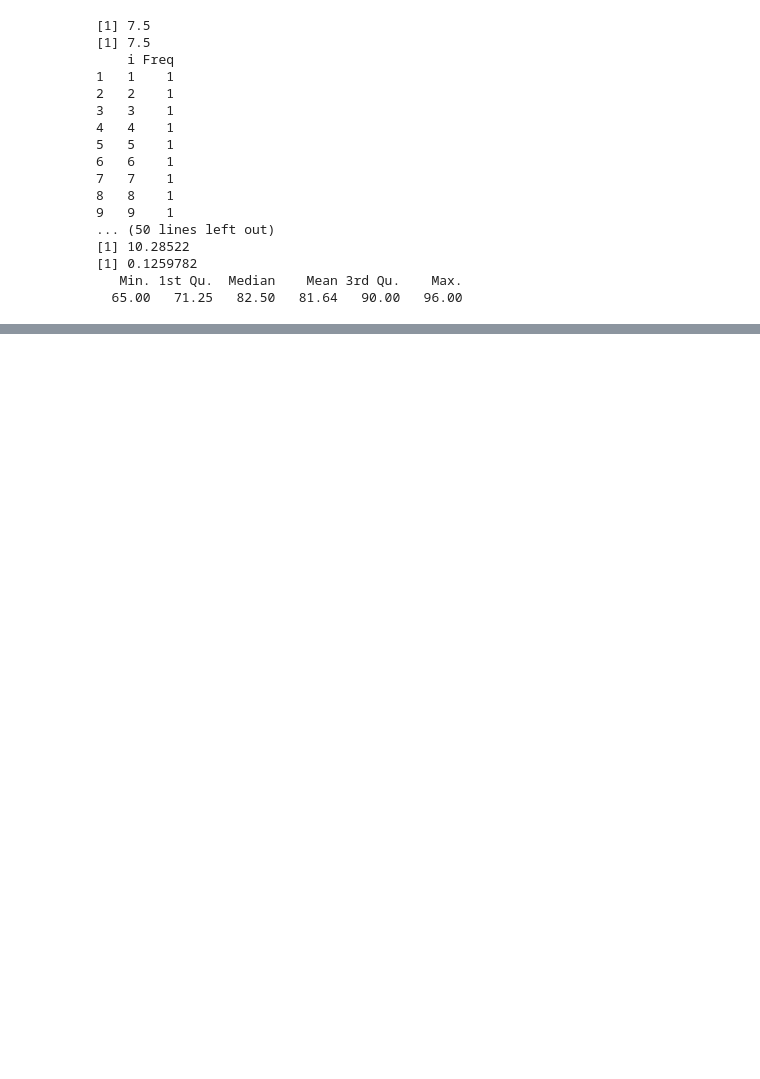
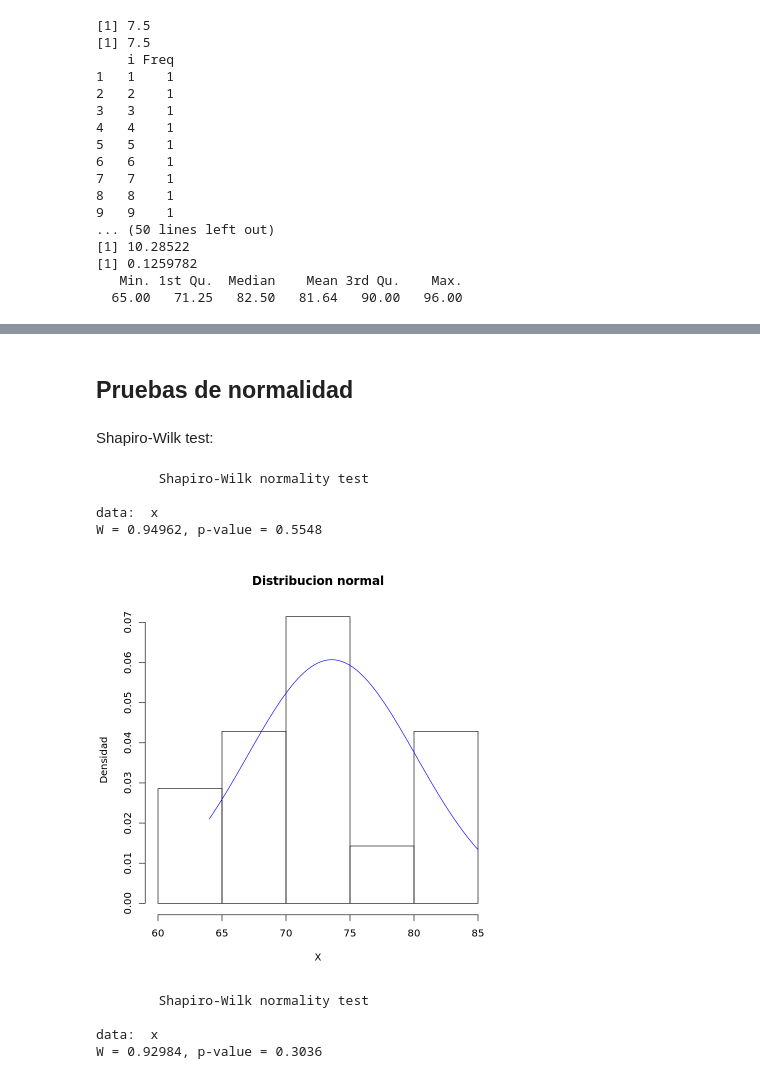
Before and after one commit to husseinlopez/daecc2022, a Jupyter notebook: daecc-class3.ipynb, the cells around one changed output, grey strips where cells are left out. Drawn from its saved outputs; the diff is of its cells as text; code cells hidden in the pictures; blank space fills up the shorter version.

```diff
--- a/daecc-class3.ipynb
+++ b/daecc-class3.ipynb
@@ -79,0 +92,36 @@ for (i in data){
+# %% [markdown]
+## Pruebas de normalidad
+# %% [markdown]
+Shapiro-Wilk test:
+# %%
+x <- Temperature
+x.test <- shapiro.test(x)
+print(x.test)
+# %% [output]
+        Shapiro-Wilk normality test
+
+data:  x
+W = 0.94962, p-value = 0.5548
+# %%
+plotx <- function(x,main="Histograma de frecuencias \ny distribucion normal",
+                  xlab="X",ylab="Densidad") {
+                  min <- min(x)
+                  max <- max(x)
+                  media <- mean(x)
+                  dt <- sd(x)
+                  hist(x,freq=F,main=main,xlab=xlab,ylab=ylab)
+                  curve(dnorm(x,media,dt), min, max,add = T,col="blue")
+                }
+
+plotx(x,main="Distribucion normal")#Grafico de x
+# %% [output]
+[figure, added]
+# %%
+x <- Humidity
+x.test <- shapiro.test(x)
+print(x.test)
+# %% [output]
+        Shapiro-Wilk normality test
+
+data:  x
+W = 0.92984, p-value = 0.3036
```
Also changed, not shown: parts of 6 cells of this notebook.
